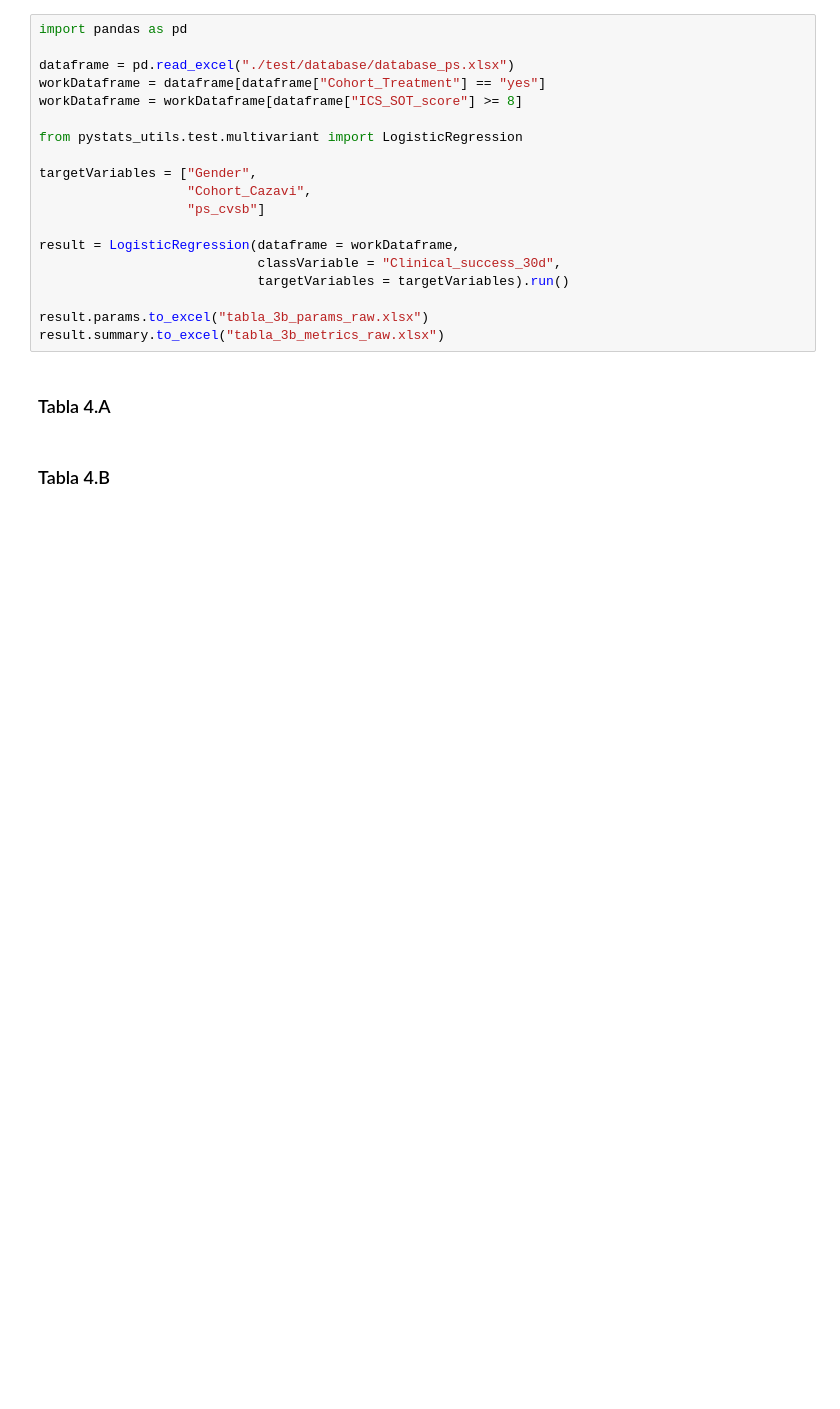
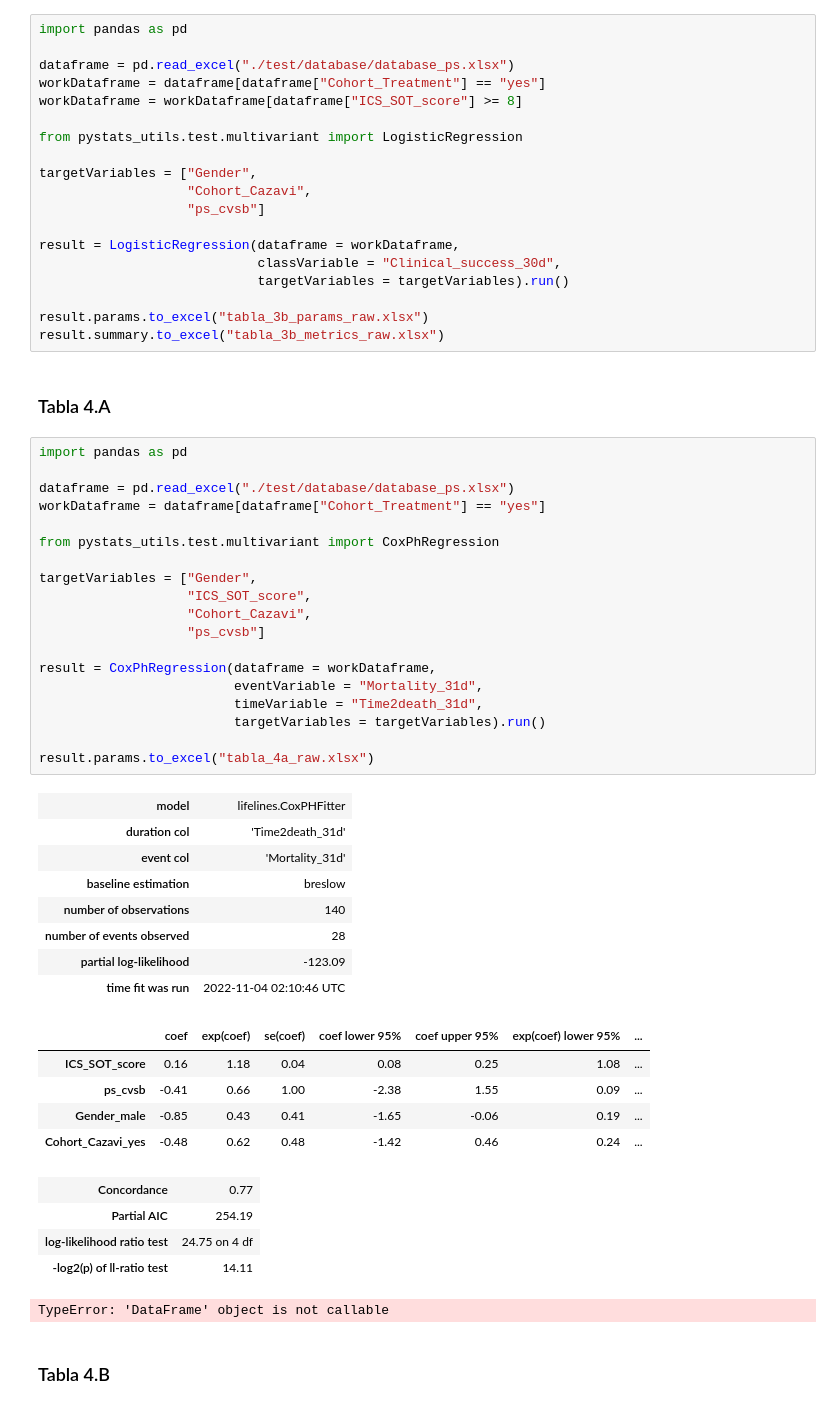
Before and after one commit to JuantonioMS/pystats_utils_base, a Jupyter notebook: test.ipynb, the cells around one changed output. Saved outputs shown, nothing was run; the diff lists cells and outputs as text; blank space fills up the shorter version.

```diff
--- a/test.ipynb
+++ b/test.ipynb
@@ -177,5 +177,43 @@ result.params.to_excel("tabla_3b_params_raw.xlsx")
 result.summary.to_excel("tabla_3b_metrics_raw.xlsx")
 # %% [markdown]
 ### Tabla 4.A
+# %%
+import pandas as pd
+
+dataframe = pd.read_excel("./test/database/database_ps.xlsx")
+workDataframe = dataframe[dataframe["Cohort_Treatment"] == "yes"]
+
+from pystats_utils.test.multivariant import CoxPhRegression
+
+targetVariables = ["Gender",
+                   "ICS_SOT_score",
+                   "Cohort_Cazavi",
+                   "ps_cvsb"]
+
+result = CoxPhRegression(dataframe = workDataframe,
+                         eventVariable = "Mortality_31d",
+                         timeVariable = "Time2death_31d",
+                         targetVariables = targetVariables).run()
+
+result.params.to_excel("tabla_4a_raw.xlsx")
+# %% [output]
+| model | lifelines.CoxPHFitter |
+| duration col | 'Time2death_31d' |
+| event col | 'Mortality_31d' |
+| baseline estimation | breslow |
+| number of observations | 140 |
+| number of events observed | 28 |
+| partial log-likelihood | -123.09 |
+| time fit was run | 2022-11-04 02:10:46 UTC |
+|  | coef | exp(coef) | se(coef) | coef lower 95% | coef upper 95% | exp(coef) lower 95% | ... |
+| ICS_SOT_score | 0.16 | 1.18 | 0.04 | 0.08 | 0.25 | 1.08 | ... |
+| ps_cvsb | -0.41 | 0.66 | 1.00 | -2.38 | 1.55 | 0.09 | ... |
+| Gender_male | -0.85 | 0.43 | 0.41 | -1.65 | -0.06 | 0.19 | ... |
+| Cohort_Cazavi_yes | -0.48 | 0.62 | 0.48 | -1.42 | 0.46 | 0.24 | ... |
+| Concordance | 0.77 |
+| Partial AIC | 254.19 |
+| log-likelihood ratio test | 24.75 on 4 df |
+| -log2(p) of ll-ratio test | 14.11 |
+TypeError: 'DataFrame' object is not callable
 # %% [markdown]
 ### Tabla 4.B
```
Also changed, not shown: parts of 2 cells of this notebook, 11 other files.
